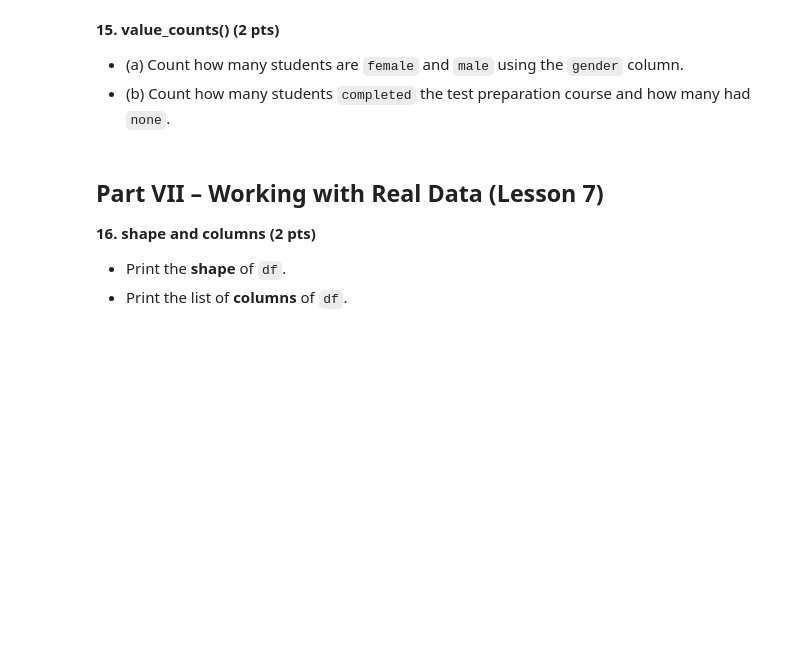
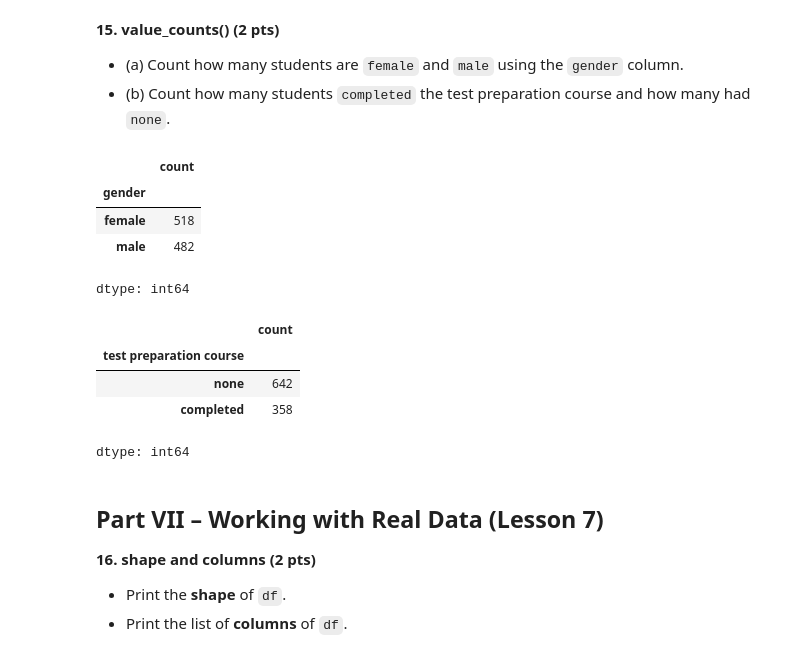
Before and after one commit to jp-dotosme/CCDATSCL-COM231ML-Dotosme, a Jupyter notebook: Exercise_2_DOTOSME_COM231ML.ipynb, the cells around one changed output. Cells and saved outputs as stored; diff of their text form; code cells hidden in the pictures; blank space fills up the shorter version.

```diff
--- a/Exercise_2_DOTOSME_COM231ML.ipynb
+++ b/Exercise_2_DOTOSME_COM231ML.ipynb
@@ -228,3 +404,17 @@ Then, in a comment, answer: **How many columns have a numeric (int64) data type,
+# %%
+display(df['gender'].value_counts())
+display(df['test preparation course'].value_counts())
+# %% [output]
+|  | count |
+| gender |  |
+| female | 518 |
+| male | 482 |
+dtype: int64
+|  | count |
+| test preparation course |  |
+| none | 642 |
+| completed | 358 |
+dtype: int64
 # %% [markdown]
 ## Part VII – Working with Real Data (Lesson 7)
 
```
Also changed, not shown: parts of 46 cells of this notebook.
